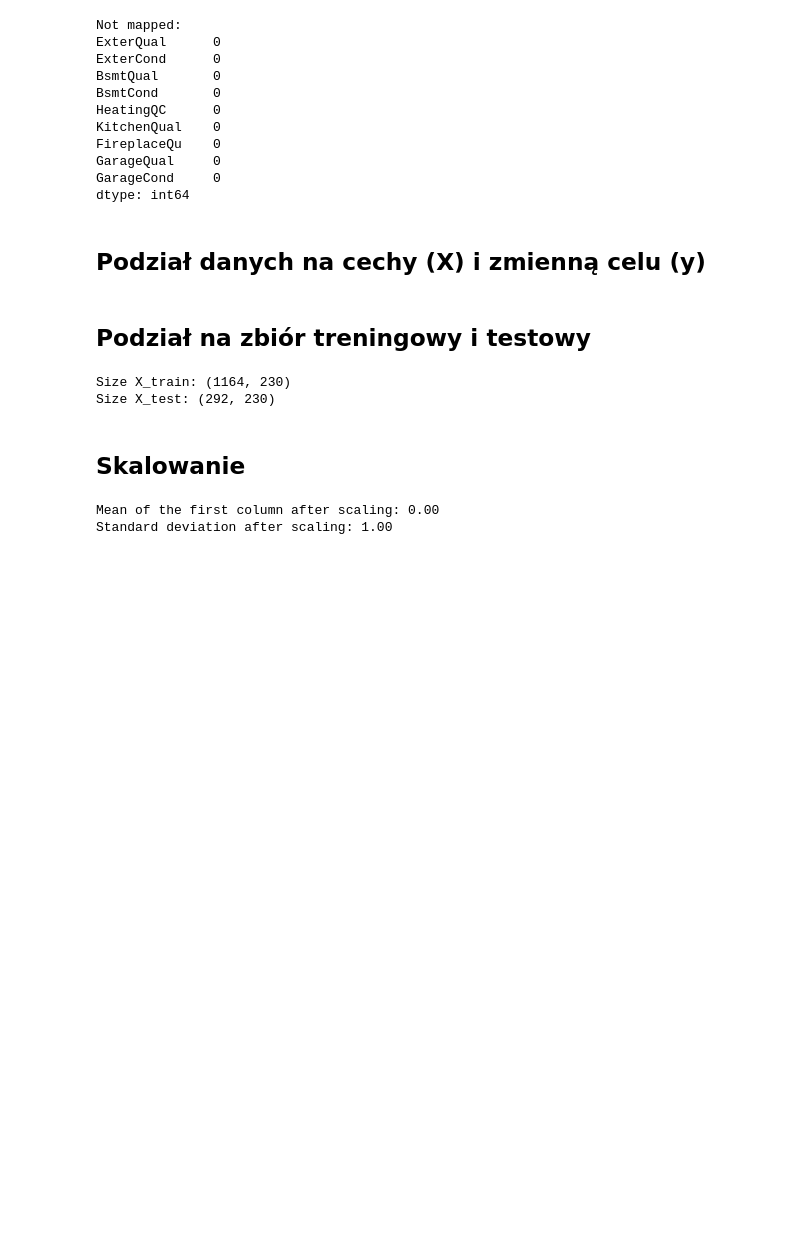
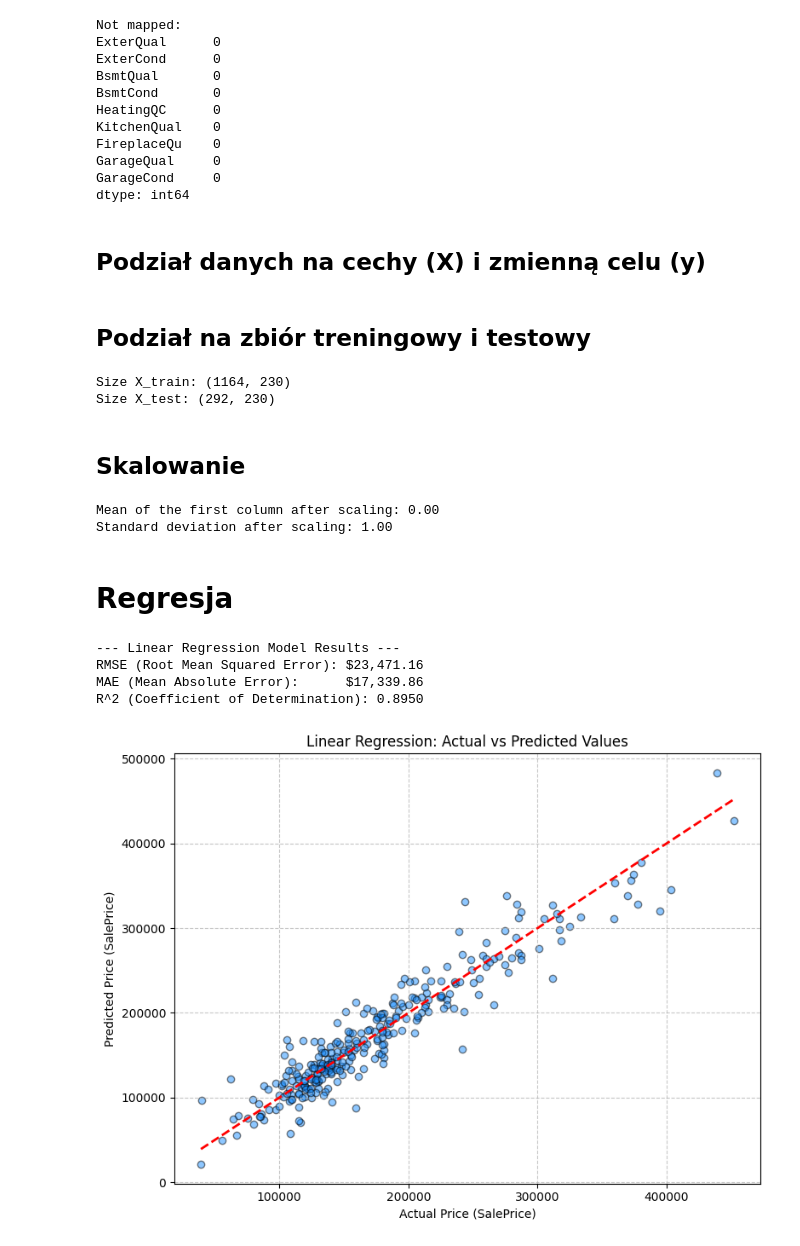
Before and after one commit to Stawicki2137/ai-regression-classification, a Jupyter notebook: notebooks/regression_ames_housing.ipynb, the cells around one changed output. Drawn from its saved outputs; the diff is of its cells as text; code cells hidden in the pictures; blank space fills up the shorter version.

Commit message:
regression

```diff
--- a/notebooks/regression_ames_housing.ipynb
+++ b/notebooks/regression_ames_housing.ipynb
@@ -265,3 +267,41 @@ print(f"Standard deviation after scaling: {X_train_scaled.iloc[:, 0].std():.2f}"
 # %% [output]
 Mean of the first column after scaling: 0.00
 Standard deviation after scaling: 1.00
+# %% [markdown]
+# Regresja
+# %%
+# Initialize and train the Linear Regression model
+lr_model = LinearRegression()
+lr_model.fit(X_train_scaled, y_train)
+
+# Predict on the test set
+y_pred = lr_model.predict(X_test_scaled)
+
+# Model evaluation
+rmse = np.sqrt(mean_squared_error(y_test, y_pred))
+mae = mean_absolute_error(y_test, y_pred)
+r2 = r2_score(y_test, y_pred)
+
+print("--- Linear Regression Model Results ---")
+print(f"RMSE (Root Mean Squared Error): ${rmse:,.2f}")
+print(f"MAE (Mean Absolute Error):      ${mae:,.2f}")
+print(f"R^2 (Coefficient of Determination): {r2:.4f}")
+
+# Visualization: Actual vs Predicted values
+plt.figure(figsize=(8, 6))
+plt.scatter(y_test, y_pred, alpha=0.5, color='dodgerblue', edgecolor='k')
+
+# Draw the ideal line (where predictions = actual values)
+plt.plot([y_test.min(), y_test.max()], [y_test.min(), y_test.max()], 'r--', lw=2)
+plt.xlabel('Actual Price (SalePrice)')
+plt.ylabel('Predicted Price (SalePrice)')
+plt.title('Linear Regression: Actual vs Predicted Values')
+plt.grid(True, linestyle='--', alpha=0.7)
+plt.tight_layout()
+plt.show()
+# %% [output]
+--- Linear Regression Model Results ---
+RMSE (Root Mean Squared Error): $23,471.16
+MAE (Mean Absolute Error):      $17,339.86
+R^2 (Coefficient of Determination): 0.8950
+[figure, added]
```
Also changed, not shown: parts of 3 cells of this notebook.
